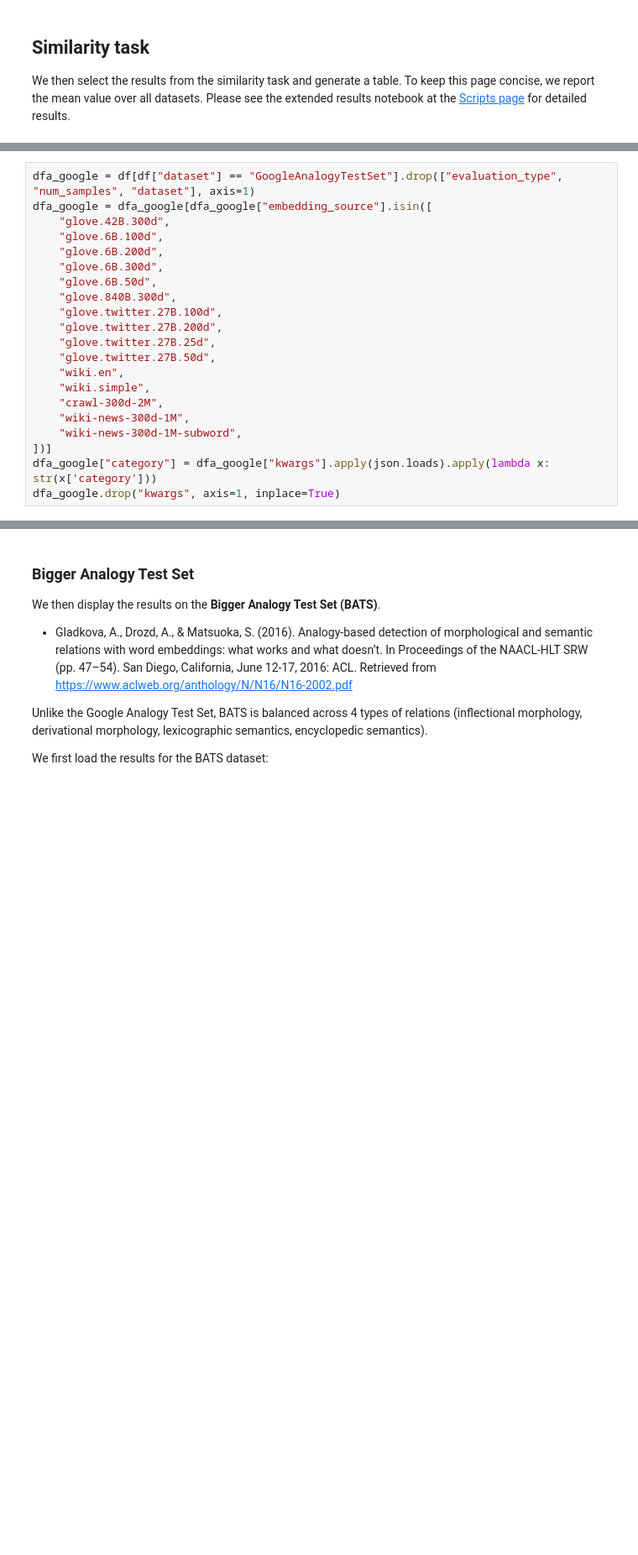
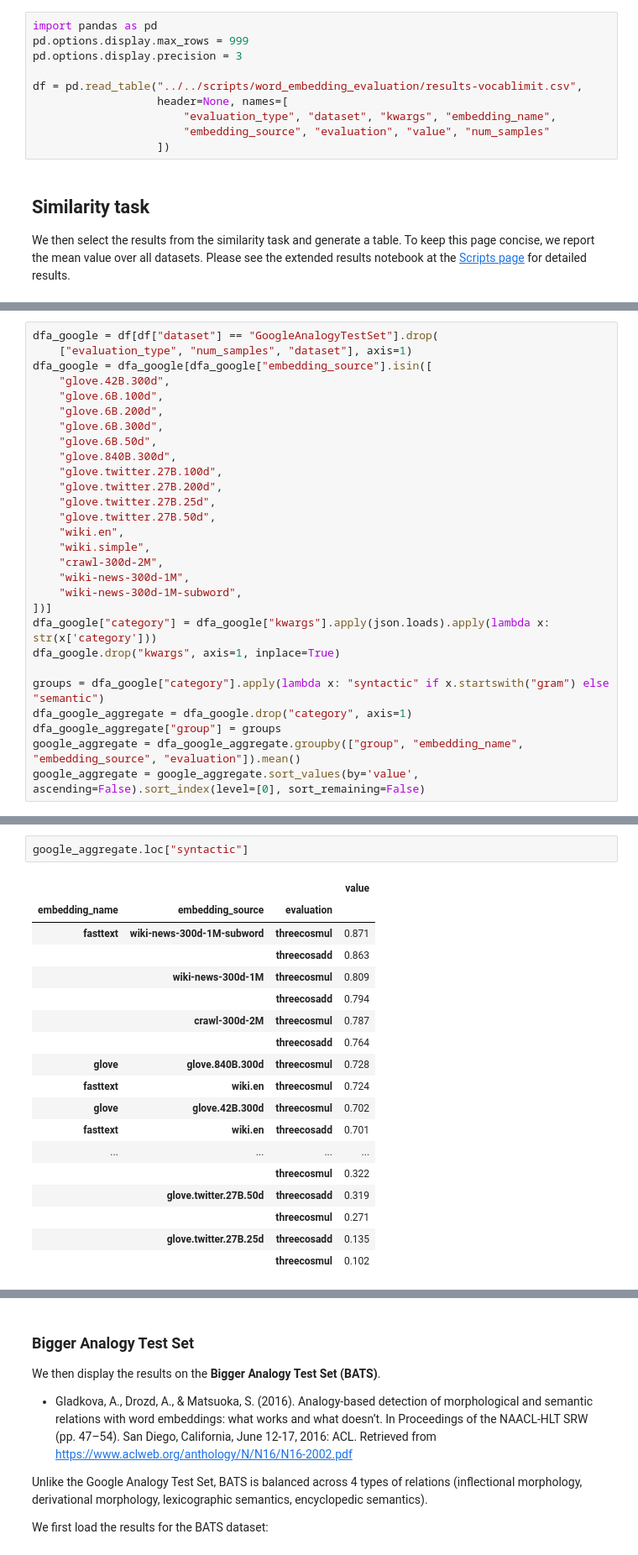
Before and after one commit to dmlc/gluon-nlp, a Jupyter notebook: docs/examples/word_embedding_evaluation.ipynb, the cells around one changed output, grey strips where cells are left out. Shown at 84% size. Cells and saved outputs as stored; diff of their text form; blank space fills up the shorter version.

```diff
--- a/docs/examples/word_embedding_evaluation.ipynb
+++ b/docs/examples/word_embedding_evaluation.ipynb
@@ -238,3 +213,13 @@ def get_multi_index_highlighter(levels=[0, 1]):
+# %%
+import pandas as pd
+pd.options.display.max_rows = 999
+pd.options.display.precision = 3
+
+df = pd.read_table("../../scripts/word_embedding_evaluation/results-vocablimit.csv",
+                   header=None, names=[
+                       "evaluation_type", "dataset", "kwargs", "embedding_name",
+                       "embedding_source", "evaluation", "value", "num_samples"
+                   ])
 # %% [markdown]
 ## Similarity task
 We then select the results from the similarity task and generate a table. To keep this page concise, we report the mean value over all datasets. Please see the extended results notebook at the [Scripts page](http://gluon-nlp.mxnet.io/scripts/index.html) for detailed results.
@@ -322,5 +306,6 @@ We now present the table of performances that the different embeddings achieved
 # %%
-dfa_google = df[df["dataset"] == "GoogleAnalogyTestSet"].drop(["evaluation_type", "num_samples", "dataset"], axis=1)
+dfa_google = df[df["dataset"] == "GoogleAnalogyTestSet"].drop(
+    ["evaluation_type", "num_samples", "dataset"], axis=1)
 dfa_google = dfa_google[dfa_google["embedding_source"].isin([
     "glove.42B.300d",
     "glove.6B.100d",
@@ -340,4 +325,10 @@ dfa_google = dfa_google[dfa_google["embedding_source"].isin([
 ])]
 dfa_google["category"] = dfa_google["kwargs"].apply(json.loads).apply(lambda x: str(x['category']))
 dfa_google.drop("kwargs", axis=1, inplace=True)
+
+groups = dfa_google["category"].apply(lambda x: "syntactic" if x.startswith("gram") else "semantic")
+dfa_google_aggregate = dfa_google.drop("category", axis=1)
+dfa_google_aggregate["group"] = groups
+google_aggregate = dfa_google_aggregate.groupby(["group", "embedding_name", "embedding_source", "evaluation"]).mean()
+google_aggregate = google_aggregate.sort_values(by='value', ascending=False).sort_index(level=[0], sort_remaining=False)
 # %% [markdown]
@@ -370,0 +338,21 @@ google_aggregate.style.apply(get_multi_index_highlighter(levels=[0]))
+# %%
+google_aggregate.loc["syntactic"]
+# %% [output]
+|  |  |  | value |
+| embedding_name | embedding_source | evaluation |  |
+| fasttext | wiki-news-300d-1M-subword | threecosmul | 0.871 |
+|  |  | threecosadd | 0.863 |
+|  | wiki-news-300d-1M | threecosmul | 0.809 |
+|  |  | threecosadd | 0.794 |
+|  | crawl-300d-2M | threecosmul | 0.787 |
+|  |  | threecosadd | 0.764 |
+| glove | glove.840B.300d | threecosmul | 0.728 |
+| fasttext | wiki.en | threecosmul | 0.724 |
+| glove | glove.42B.300d | threecosmul | 0.702 |
+| fasttext | wiki.en | threecosadd | 0.701 |
+| ... | ... | ... | ... |
+|  |  | threecosmul | 0.322 |
+|  | glove.twitter.27B.50d | threecosadd | 0.319 |
+|  |  | threecosmul | 0.271 |
+|  | glove.twitter.27B.25d | threecosadd | 0.135 |
+|  |  | threecosmul | 0.102 |
```
Also changed, not shown: parts of 27 cells of this notebook.
